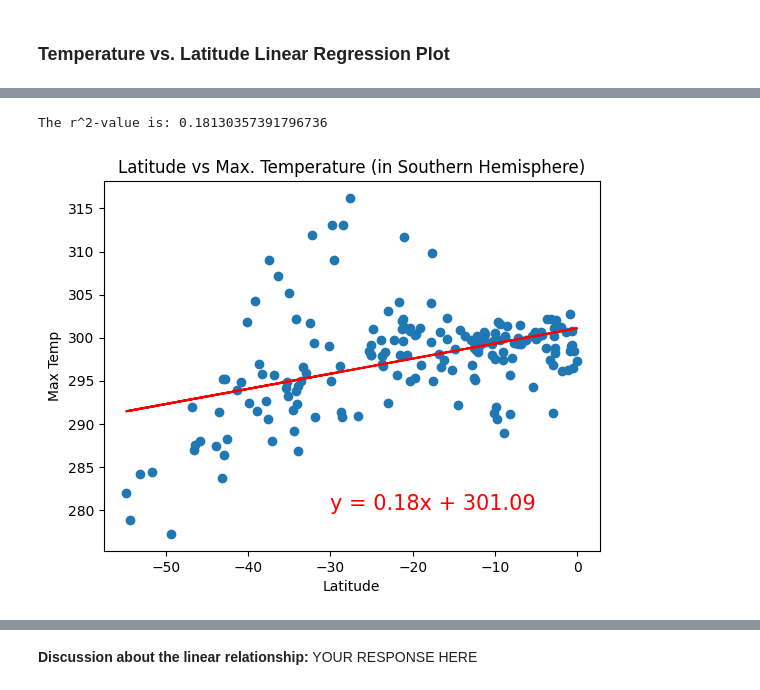
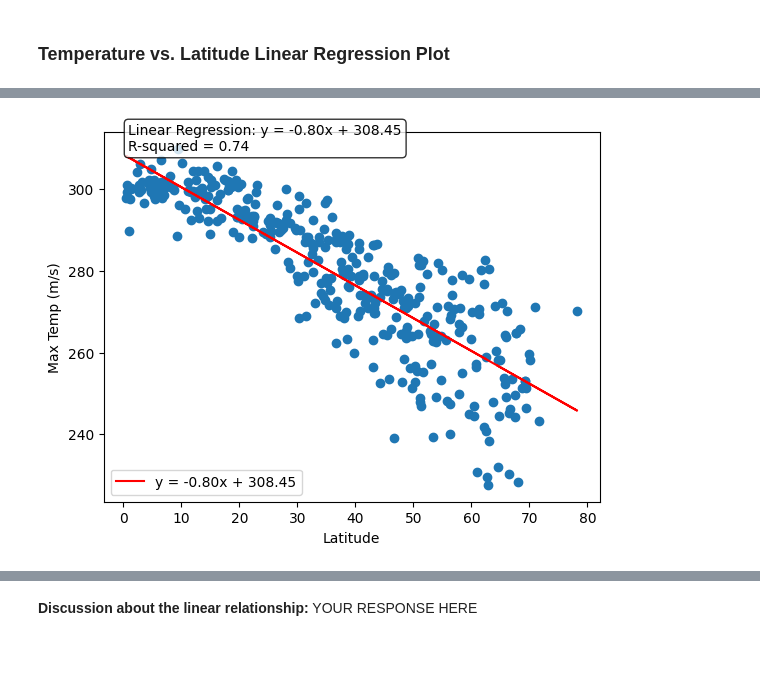
Before and after one commit to qstibbins/python-api-challenge, a Jupyter notebook: WeatherPy.ipynb, the cells around one changed output, grey strips where cells are left out. Cells and saved outputs as stored; diff of their text form; code cells hidden in the pictures; blank space fills up the shorter version.

Commit message:
Updating function to include plotting functionality. Re-running to update plots

```diff
--- a/WeatherPy.ipynb
+++ b/WeatherPy.ipynb
@@ -281,3 +275,25 @@ def lin_regress(x_values, slope, intercept):
+# %%
+def plot_linear_regression(x_values, y_values, y_label):
+    # Calculate the regression line
+    slope, intercept, r_value, p_value, std_err = linregress(x_values, y_values)
+
+    # Create the regression line equation string
+    line_eq = f'y = {slope:.2f}x + {intercept:.2f}'
+
+    # Create the scatter plot
+    plt.scatter(x_values, y_values)
+
+    # Plot the regression line
+    plt.plot(x_values, slope * x_values + intercept, 'r', label=line_eq)
+
+    # Add the equation to the plot using plt.annotate
+    plt.annotate(f'Linear Regression: {line_eq}\nR-squared = {r_value**2:.2f}',
+                xy=(0.05, 0.95), xycoords='axes fraction',
+                bbox=dict(boxstyle='round', facecolor='white', alpha=0.8))
+
+    plt.xlabel("Latitude")
+    plt.ylabel(f"{y_label} (m/s)")
+    plt.legend()
 # %%
 # Create a DataFrame with the Northern Hemisphere data (Latitude >= 0)
 northern_hemi_df = city_data_df.loc[city_data_df["Lat"] >= 0, :]
@@ -335,23 +327,9 @@ The r^2-value is: 0.6844290916528774
-# %%
-# Linear regression on Southern Hemisphere
-south_latitude = southern_hemi_df['Lat']
-south_max_temp = southern_hemi_df['Max Temp']
-(slope, intercept, rvalue, pvalue, stderr) = linregress(south_latitude, south_max_temp)
-south_temp_regress = lin_regress(south_latitude, slope, intercept)
-
-plt.scatter(south_latitude, south_max_temp)
-plt.plot(south_latitude, south_temp_regress["regress_values"] ,"r-")
-
-# Label plot and annotate the line equation
-plt.xlabel('Latitude')
-plt.ylabel('Max Temp')
-plt.annotate(south_temp_regress["line_eq"],(-30,285),(-30,280),fontsize=15,color="red")
-plt.title(f"Latitude vs Max. Temperature (in Southern Hemisphere)")
-
-# Print r^2 value
-print(f"The r^2-value is: {rvalue**2}")
-
-plt.show()
-# %% [output]
-The r^2-value is: 0.18130357391796736
-[figure, removed]
+# %%
+# Linear regression on Northern Hemisphere
+north_latitude = northern_hemi_df['Lat']
+north_max_temp = northern_hemi_df['Max Temp']
+plot_linear_regression(north_latitude, north_max_temp, 'Max Temp')
+
+plt.show()
+# %% [output]
+[figure, added]
```
Also changed, not shown: parts of 26 cells of this notebook, 6 other files.
